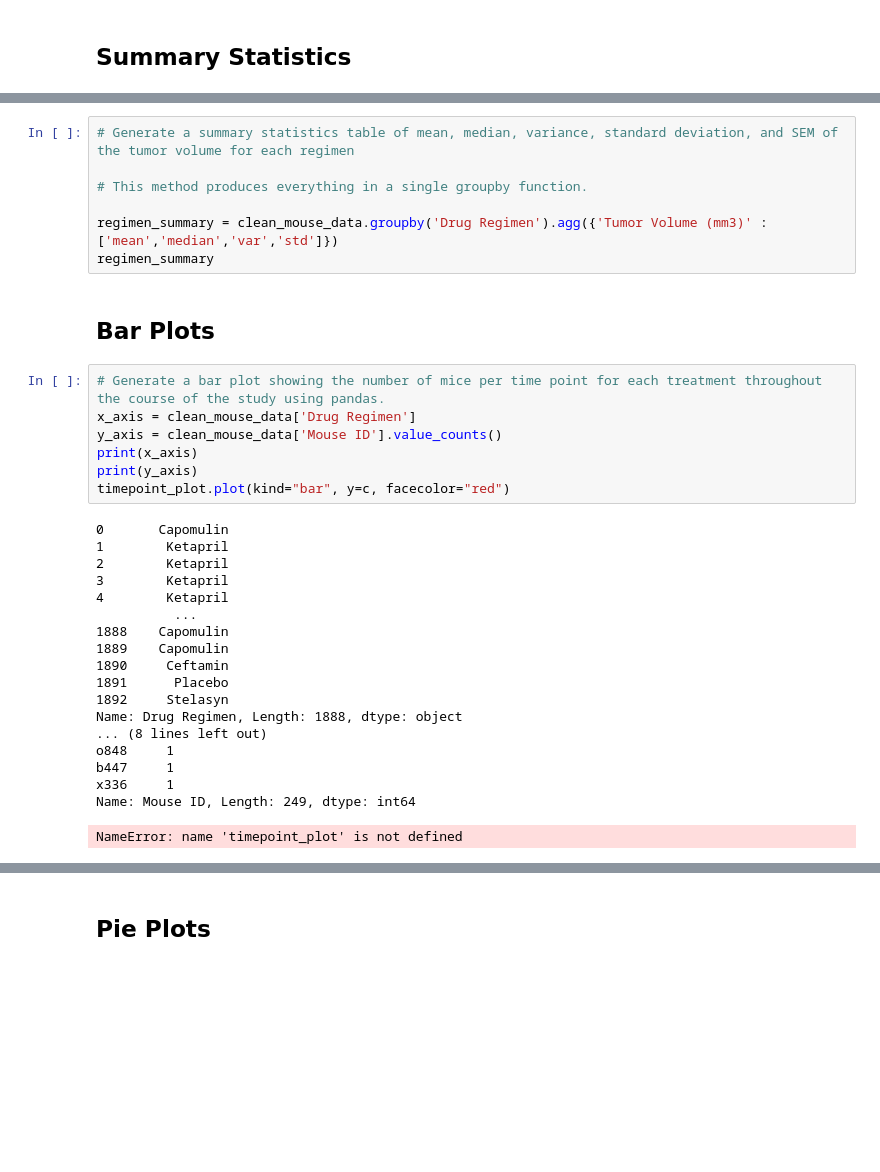
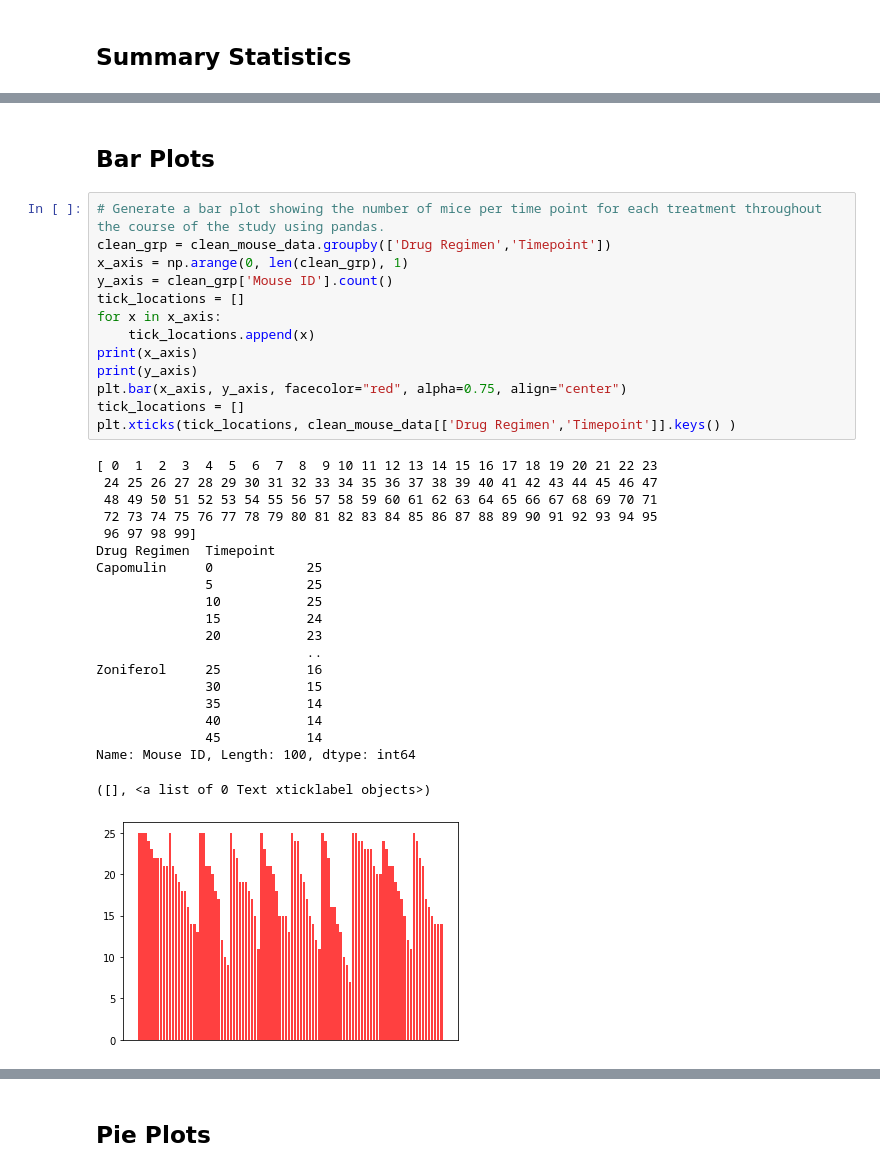
Before and after one commit to bpezzullo/matplotlib-challenge, a Jupyter notebook: pymaceuticals.ipynb, the cells around one changed output, grey strips where cells are left out. Drawn from its saved outputs; the diff is of its cells as text; blank space fills up the shorter version.

```diff
--- a/pymaceuticals.ipynb
+++ b/pymaceuticals.ipynb
@@ -131,35 +151,36 @@ regimen_summary
-# %%
-# Generate a summary statistics table of mean, median, variance, standard deviation, and SEM of the tumor volume for each regimen
-
-# This method produces everything in a single groupby function.
-
-regimen_summary = clean_mouse_data.groupby('Drug Regimen').agg({'Tumor Volume (mm3)' : ['mean','median','var','std']})
-regimen_summary
 # %% [markdown]
 ## Bar Plots
 # %%
 # Generate a bar plot showing the number of mice per time point for each treatment throughout the course of the study using pandas.
-x_axis = clean_mouse_data['Drug Regimen']
-y_axis = clean_mouse_data['Mouse ID'].value_counts()
+clean_grp = clean_mouse_data.groupby(['Drug Regimen','Timepoint'])
+x_axis = np.arange(0, len(clean_grp), 1)
+y_axis = clean_grp['Mouse ID'].count()
+tick_locations = []
+for x in x_axis:
+    tick_locations.append(x)
 print(x_axis)
 print(y_axis)
-timepoint_plot.plot(kind="bar", y=c, facecolor="red")
+plt.bar(x_axis, y_axis, facecolor="red", alpha=0.75, align="center")
+tick_locations = []
+plt.xticks(tick_locations, clean_mouse_data[['Drug Regimen','Timepoint']].keys() )
 # %% [output]
-0       Capomulin
-1        Ketapril
-2        Ketapril
-3        Ketapril
-4        Ketapril
-          ...
-1888    Capomulin
-1889    Capomulin
-1890     Ceftamin
-1891      Placebo
-1892     Stelasyn
-Name: Drug Regimen, Length: 1888, dtype: object
-... (8 lines left out)
-o848     1
-b447     1
-x336     1
-Name: Mouse ID, Length: 249, dtype: int64
+[ 0  1  2  3  4  5  6  7  8  9 10 11 12 13 14 15 16 17 18 19 20 21 22 23
+ 24 25 26 27 28 29 30 31 32 33 34 35 36 37 38 39 40 41 42 43 44 45 46 47
+ 48 49 50 51 52 53 54 55 56 57 58 59 60 61 62 63 64 65 66 67 68 69 70 71
+ 72 73 74 75 76 77 78 79 80 81 82 83 84 85 86 87 88 89 90 91 92 93 94 95
+ 96 97 98 99]
+Drug Regimen  Timepoint
+Capomulin     0            25
+              5            25
+              10           25
+              15           24
+              20           23
+                           ..
+Zoniferol     25           16
+              30           15
+              35           14
+              40           14
+              45           14
+Name: Mouse ID, Length: 100, dtype: int64
-NameError: name 'timepoint_plot' is not defined
+([], <a list of 0 Text xticklabel objects>)
+[figure, added]
```
Also changed, not shown: parts of 17 cells of this notebook.
